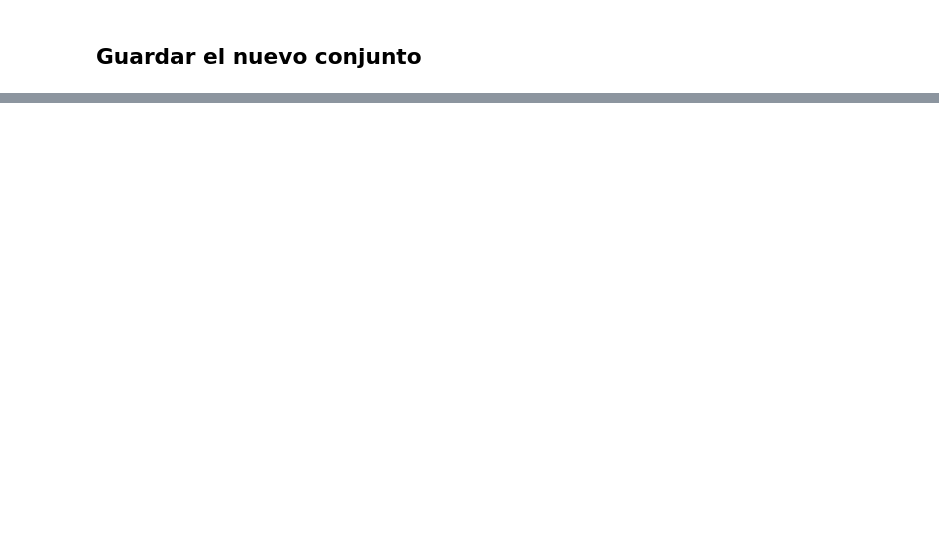
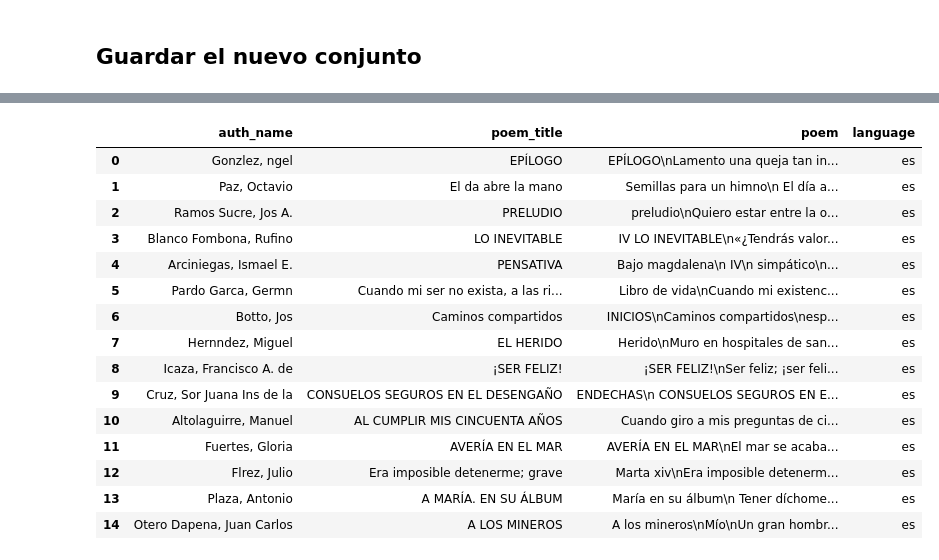
Before and after one commit to DavidLeirado/AiLan-P0e-m, a Jupyter notebook: notebooks/data_exploration.ipynb, the cells around one changed output, grey strips where cells are left out. Drawn from its saved outputs; the diff is of its cells as text; code cells hidden in the pictures; blank space fills up the shorter version.

```diff
--- a/notebooks/data_exploration.ipynb
+++ b/notebooks/data_exploration.ipynb
@@ -283,5 +398,24 @@ df
 #df
 # %%
 df = df.sample(frac=1).reset_index(drop=True)
+# %%
+df.head(15)
+# %% [output]
+|  | auth_name | poem_title | poem | language |
+| 0 | Gonzlez, ngel | EPÍLOGO | EPÍLOGO\nLamento una queja tan in... | es |
+| 1 | Paz, Octavio | El da abre la mano | Semillas para un himno\n El día a... | es |
+| 2 | Ramos Sucre, Jos A. | PRELUDIO | preludio\nQuiero estar entre la o... | es |
+| 3 | Blanco Fombona, Rufino | LO INEVITABLE | IV LO INEVITABLE\n«¿Tendrás valor... | es |
+| 4 | Arciniegas, Ismael E. | PENSATIVA | Bajo magdalena\n IV\n simpático\n... | es |
+| 5 | Pardo Garca, Germn | Cuando mi ser no exista, a las ri... | Libro de vida\nCuando mi existenc... | es |
+| 6 | Botto, Jos | Caminos compartidos | INICIOS\nCaminos compartidos\nesp... | es |
+| 7 | Hernndez, Miguel | EL HERIDO | Herido\nMuro en hospitales de san... | es |
+| 8 | Icaza, Francisco A. de | ¡SER FELIZ! | ¡SER FELIZ!\nSer feliz; ¡ser feli... | es |
+| 9 | Cruz, Sor Juana Ins de la | CONSUELOS SEGUROS EN EL DESENGAÑO | ENDECHAS\n CONSUELOS SEGUROS EN E... | es |
+| 10 | Altolaguirre, Manuel | AL CUMPLIR MIS CINCUENTA AÑOS | Cuando giro a mis preguntas de ci... | es |
+| 11 | Fuertes, Gloria | AVERÍA EN EL MAR | AVERÍA EN EL MAR\nEl mar se acaba... | es |
+| 12 | Flrez, Julio | Era imposible detenerme; grave | Marta xiv\nEra imposible detenerm... | es |
+| 13 | Plaza, Antonio | A MARÍA. EN SU ÁLBUM | María en su álbum\n Tener díchome... | es |
+| 14 | Otero Dapena, Juan Carlos | A LOS MINEROS | A los mineros\nMío\nUn gran hombr... | es |
 # %%
 df.to_csv("./poems_cleaned.csv")
```
Also changed, not shown: parts of 18 cells of this notebook, 1 other file.
